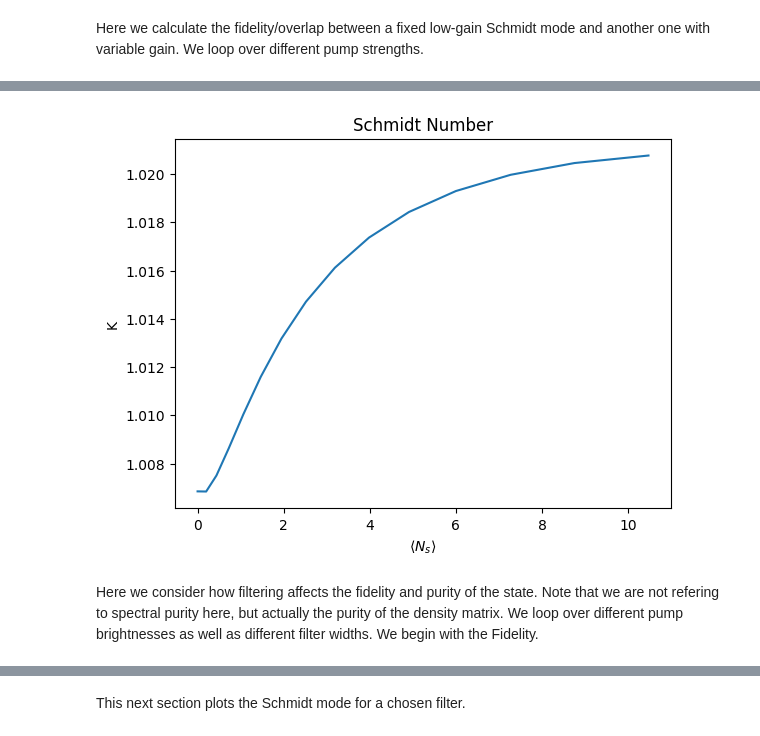
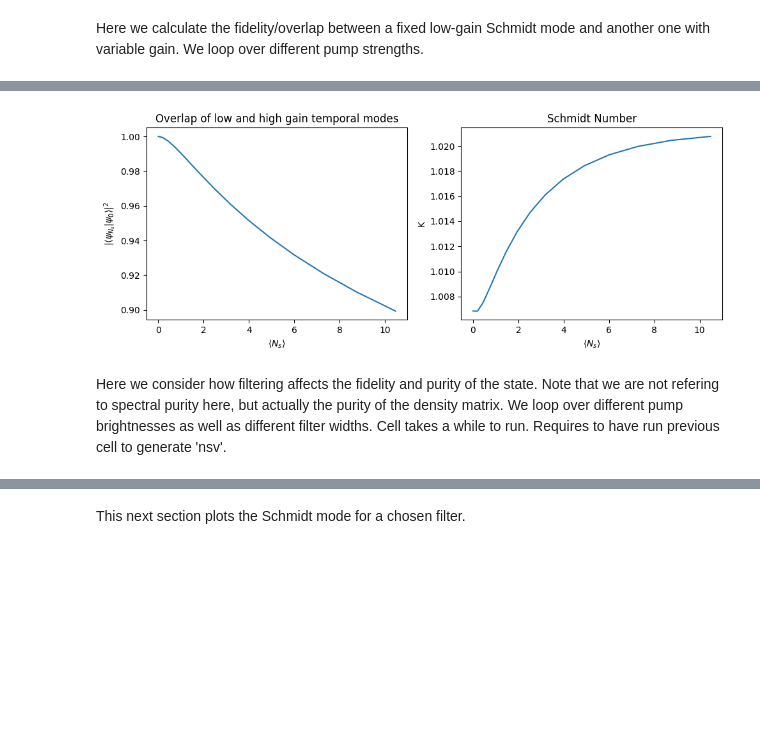
Before and after one commit to polyquantique/NeedALight, a Jupyter notebook: NeedALight/examples/example_singlepass.ipynb, the cells around one changed output, grey strips where cells are left out. Saved outputs shown, nothing was run; the diff lists cells and outputs as text; code cells hidden in the pictures; blank space fills up the shorter version.

```diff
--- a/NeedALight/examples/example_singlepass.ipynb
+++ b/NeedALight/examples/example_singlepass.ipynb
@@ -152,15 +143,22 @@ plt.show()
-# %%
-#Plots the Schmidt number as a function of Ns
-fig2, ax2 = plt.subplots()
-ax2.plot(nsv, K)
-ax2.set_xlabel(r"$\langle N_{s} \rangle$")
-ax2.set_ylabel("K")
-ax2.set_title("Schmidt Number")
-plt.show()
-# %% [output]
-[figure, removed]
+# %%
+#Plots the overlaps and Schmidt numbers as a function of Ns
+fig, axs = plt.subplots(1, 2, figsize=(10, 4))
+axs[0].plot(nsv, overlap)
+axs[0].set_xlabel(r"$\langle N_{s} \rangle$")
+axs[0].set_ylabel(r"$\left| \langle  \psi_{N_{s}}  | \psi_{0}   \rangle \right|^{2}$")
+axs[0].set_title("Overlap of low and high gain temporal modes")
+
+axs[1].plot(nsv, K)
+axs[1].set_xlabel(r"$\langle N_{s} \rangle$")
+axs[1].set_ylabel("K")
+axs[1].set_title("Schmidt Number")
+
+fig.tight_layout()
+plt.show()
+# %% [output]
+[figure, added]
 # %% [markdown]
-Here we consider how filtering affects the fidelity and purity of the state. Note that we are not refering to spectral purity here, but actually the purity of the density matrix. We loop over different pump brightnesses as well as different filter widths. We begin with the Fidelity.
+Here we consider how filtering affects the fidelity and purity of the state. Note that we are not refering to spectral purity here, but actually the purity of the density matrix. We loop over different pump brightnesses as well as different filter widths. Cell takes a while to run. Requires to have run previous cell to generate 'nsv'.
 # %%
 #Filtering effect on Distinguishability: Overlaps for different filters
 npi = 0.00024
```
Also changed, not shown: parts of 7 cells of this notebook, 1 other file.
